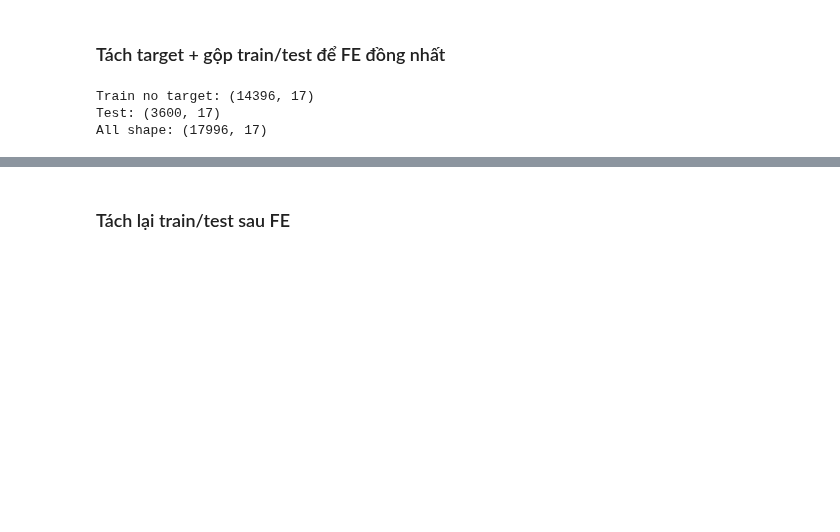
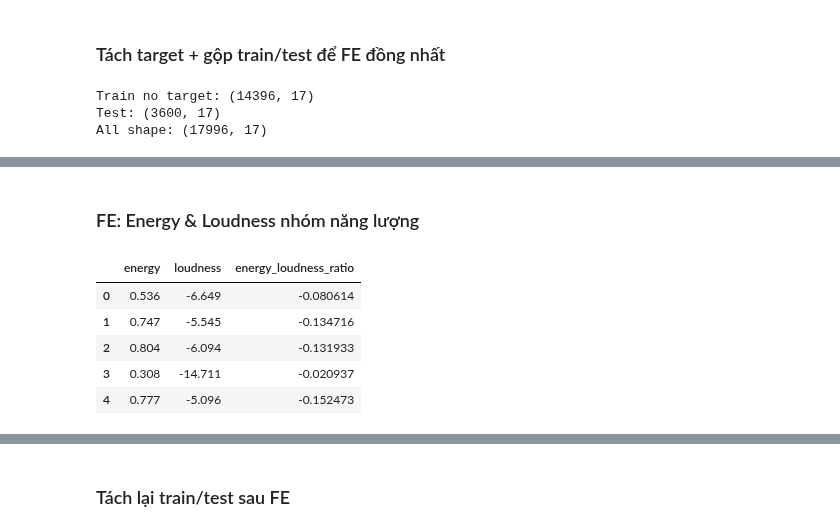
Before and after one commit to bibo0610/sgu25_ml_group, a Jupyter notebook: preprocessing/feature_engineering.ipynb, the cells around one changed output, grey strips where cells are left out. Drawn from its saved outputs; the diff is of its cells as text; code cells hidden in the pictures; blank space fills up the shorter version.

```diff
--- a/preprocessing/feature_engineering.ipynb
+++ b/preprocessing/feature_engineering.ipynb
@@ -74,0 +105,16 @@ FE ...
+# %% [markdown]
+### FE: Energy & Loudness nhóm năng lượng
+# %%
+# Tỉ lệ và interaction của energy/loudness
+if "energy" in all_df.columns and "loudness" in all_df.columns:
+    all_df["energy_loudness_ratio"] = all_df["energy"] / (all_df["loudness"] + 1e-5)
+    all_df["energy_loudness_diff"]  = all_df["energy"] - all_df["loudness"]
+
+display(all_df[["energy", "loudness", "energy_loudness_ratio"]].head())
+# %% [output]
+|  | energy | loudness | energy_loudness_ratio |
+| 0 | 0.536 | -6.649 | -0.080614 |
+| 1 | 0.747 | -5.545 | -0.134716 |
+| 2 | 0.804 | -6.094 | -0.131933 |
+| 3 | 0.308 | -14.711 | -0.020937 |
+| 4 | 0.777 | -5.096 | -0.152473 |
```
Also changed, not shown: parts of 18 cells of this notebook, 2 other files.
